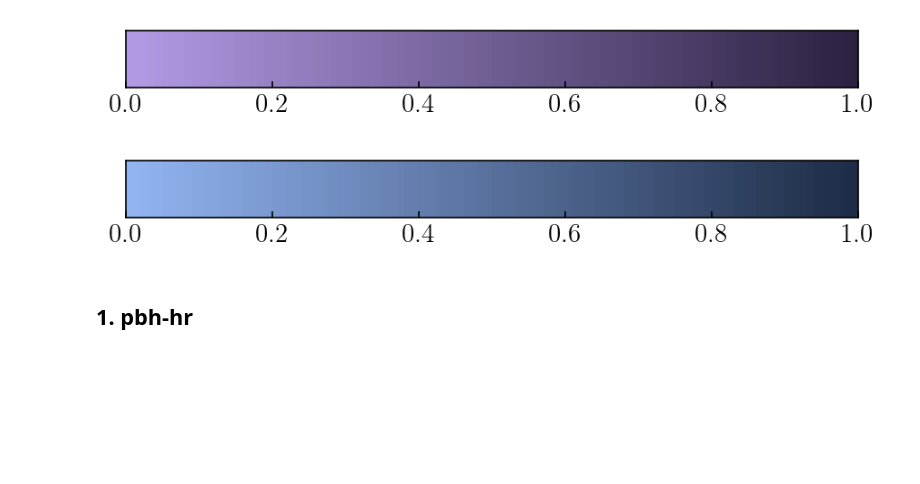
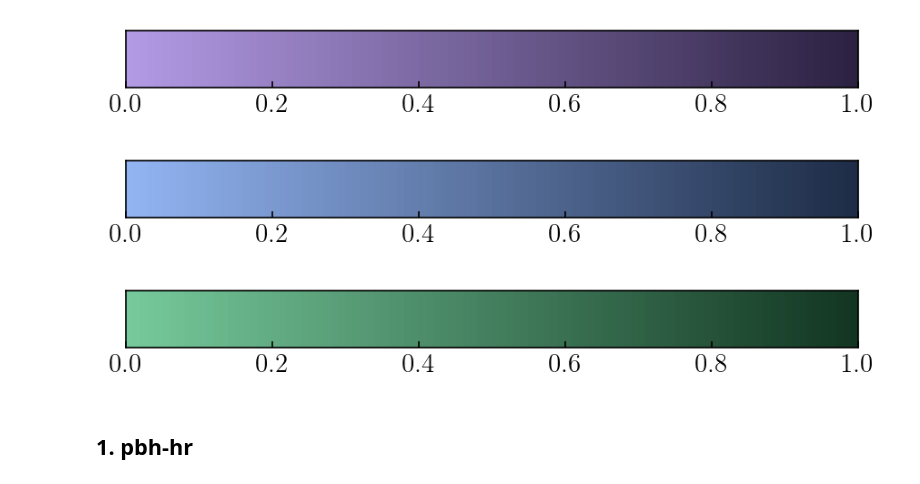
Before and after one commit to yitiansun/DM21cm, a Jupyter notebook: plotting/limits.ipynb, the cells around one changed output. Drawn from its saved outputs; the diff is of its cells as text; code cells hidden in the pictures; blank space fills up the shorter version.

```diff
--- a/plotting/limits.ipynb
+++ b/plotting/limits.ipynb
@@ -62,6 +68,10 @@ show_cbar(ccmap_p)
 show_cbar(ccmap_b)
 # %% [output]
 [figure]
+# %%
+show_cbar(ccmap_g)
+# %% [output]
+[figure, added]
 # %% [markdown]
 ## 1. pbh-hr
 # %%
```
Also changed, not shown: parts of 7 cells of this notebook, 1 other file.
